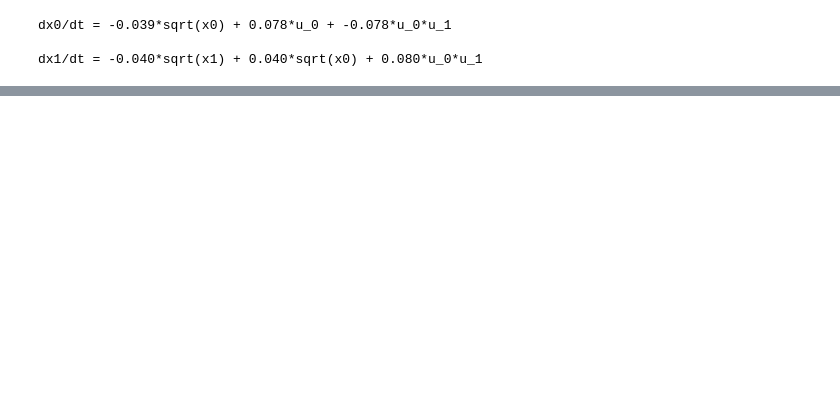
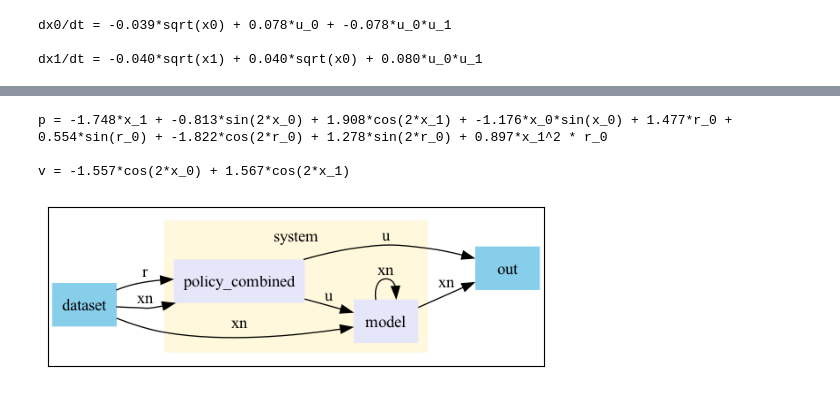
Before and after one commit to Alirezad126/SparseDPC, a Jupyter notebook: 5_Full_DPC_Fixed/TwoTank/TwoTank.ipynb, the cells around one changed output, grey strips where cells are left out. Saved outputs shown, nothing was run; the diff lists cells and outputs as text; code cells hidden in the pictures; blank space fills up the shorter version.

```diff
--- a/5_Full_DPC_Fixed/TwoTank/TwoTank.ipynb
+++ b/5_Full_DPC_Fixed/TwoTank/TwoTank.ipynb
@@ -183,0 +273,8 @@ dx1/dt = -0.040*sqrt(x1) + 0.040*sqrt(x0) + 0.080*u_0*u_1
+# %%
+nsteps=50
+policies_seed = 5
+fx_policies = [fx_policy_library(nx=2, nref=1, policy_name= "p", seed=policies_seed),
+               fx_policy_library(nx=2, nref=1, policy_name= "v", seed=policies_seed)]
+
+for fp in fx_policies:
+    print(fp)
@@ -183,0 +394,24 @@ dx1/dt = -0.040*sqrt(x1) + 0.040*sqrt(x0) + 0.080*u_0*u_1
+# %%
+for fp in fx_policies:
+    print(fp)
+# %% [output]
+p = -1.748*x_1 + -0.813*sin(2*x_0) + 1.908*cos(2*x_1) + -1.176*x_0*sin(x_0) + 1.477*r_0 + 0.554*sin(r_0) + -1.822*cos(2*r_0) + 1.278*sin(2*r_0) + 0.897*x_1^2 * r_0
+
+v = -1.557*cos(2*x_0) + 1.567*cos(2*x_1)
+# %%
+# white-box
+# ODE model with no-plant model mismatch
+two_tank = ode.TwoTankParam()                   # ODE system equations implemented in PyTorch
+two_tank.c1 = nn.Parameter(torch.tensor(gt_model.c1), requires_grad=False)
+two_tank.c2 = nn.Parameter(torch.tensor(gt_model.c2), requires_grad=False)
+# integrate continuous time ODE
+gt_integrator = integrators.Euler(two_tank, h=torch.tensor(ts))   # using 4th order runge kutta integrator
+# symbolic system model
+gt_integrator_node = Node(gt_integrator, ['xn', 'u'], ['xn'], name='model')
+
+import copy
+gt_sindy_policy = copy.deepcopy(System([policy_node,
+                       gt_integrator_node]))
+gt_sindy_policy.show()
+# %% [output]
+[figure, added]
```
Also changed, not shown: parts of 18 cells of this notebook, 6 other files.
